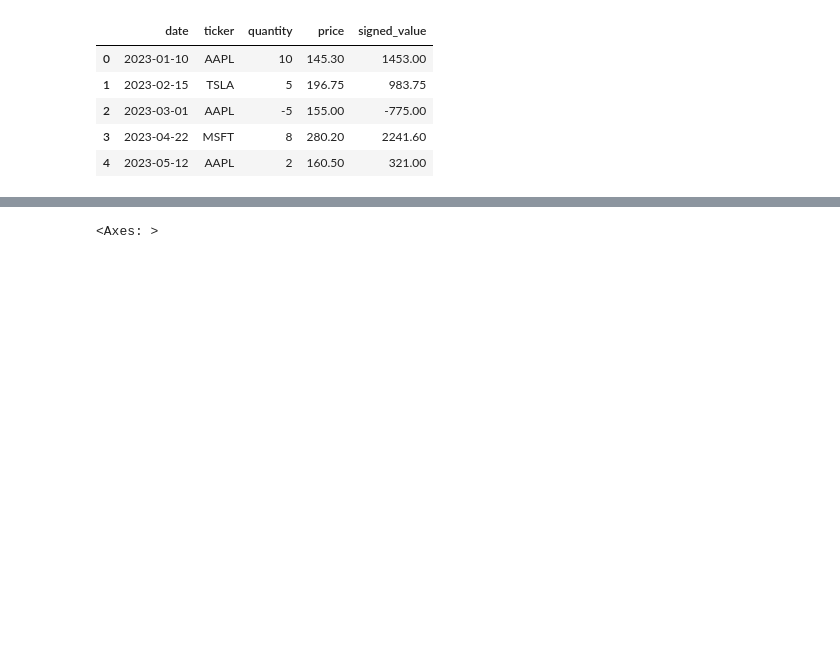
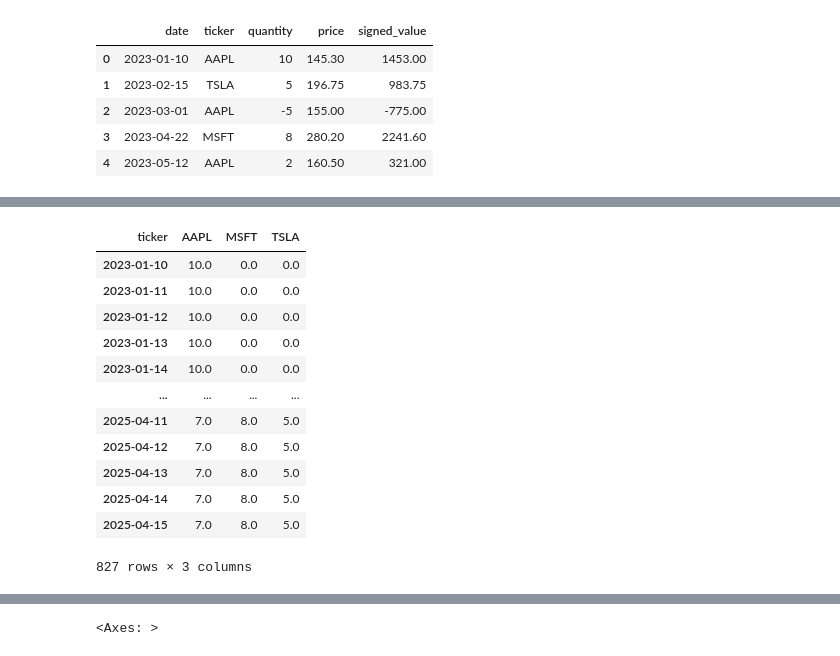
Before and after one commit to aryal1/Personal-Investment-Tracker-and-Analyzer, a Jupyter notebook: tracker.ipynb, the cells around one changed output, grey strips where cells are left out. Drawn from its saved outputs; the diff is of its cells as text; code cells hidden in the pictures; blank space fills up the shorter version.

```diff
--- a/tracker.ipynb
+++ b/tracker.ipynb
@@ -124,2 +124,18 @@ history
 # %%
 daily_value = data["Close"]*history
+# %%
+history
+# %% [output]
+| ticker | AAPL | MSFT | TSLA |
+| 2023-01-10 | 10.0 | 0.0 | 0.0 |
+| 2023-01-11 | 10.0 | 0.0 | 0.0 |
+| 2023-01-12 | 10.0 | 0.0 | 0.0 |
+| 2023-01-13 | 10.0 | 0.0 | 0.0 |
+| 2023-01-14 | 10.0 | 0.0 | 0.0 |
+| ... | ... | ... | ... |
+| 2025-04-11 | 7.0 | 8.0 | 5.0 |
+| 2025-04-12 | 7.0 | 8.0 | 5.0 |
+| 2025-04-13 | 7.0 | 8.0 | 5.0 |
+| 2025-04-14 | 7.0 | 8.0 | 5.0 |
+| 2025-04-15 | 7.0 | 8.0 | 5.0 |
+827 rows × 3 columns
```
Also changed, not shown: parts of 10 cells of this notebook.
